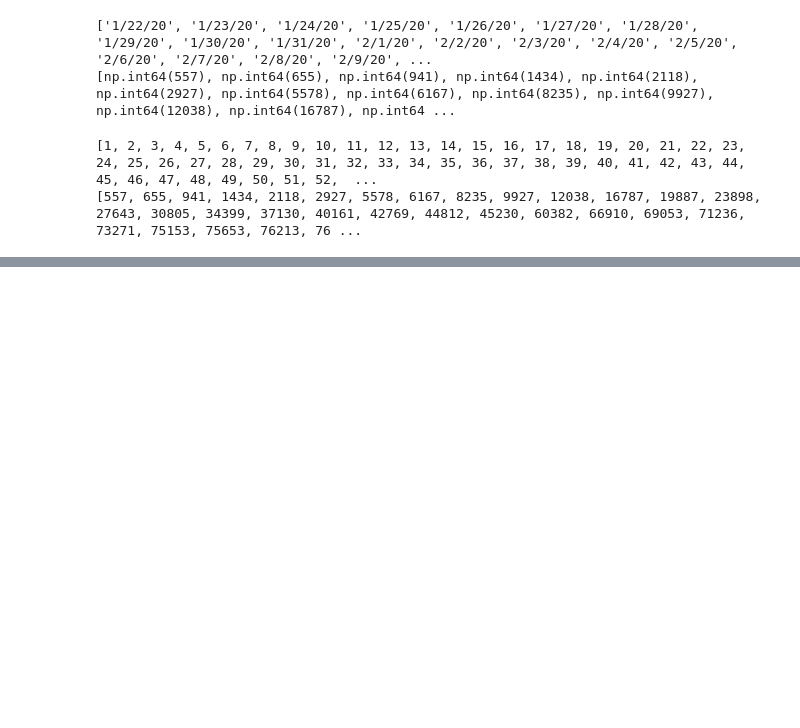
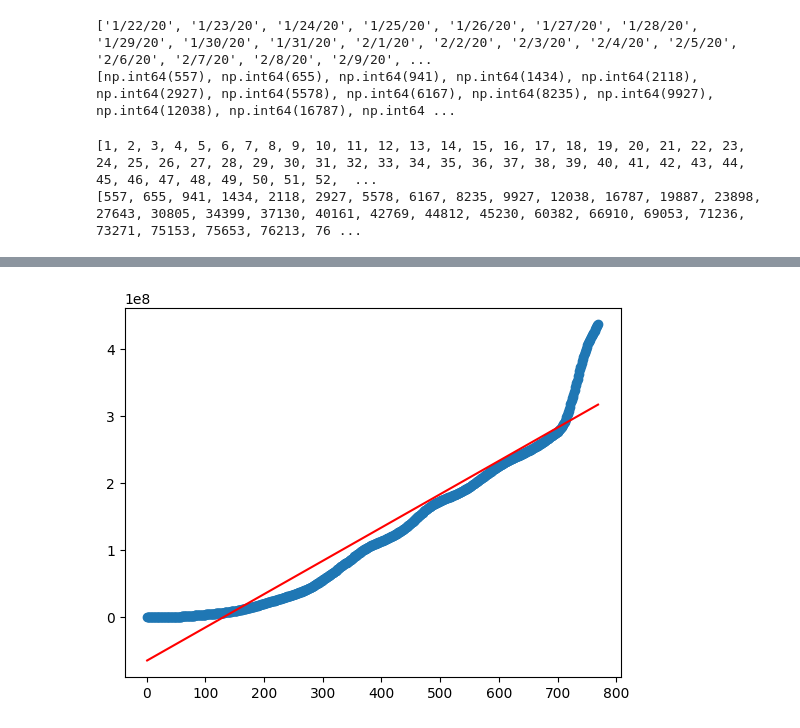
Before and after one commit to pablop11/CE_IABD, a Jupyter notebook: PIA/UNIDAD3/Actividad3_4 Regresion polinomica/Actividad3_4RegresionPolinomica2.ipynb, the cells around one changed output, grey strips where cells are left out. Drawn from its saved outputs; the diff is of its cells as text; code cells hidden in the pictures; blank space fills up the shorter version.

Commit message:
actividad3_4 regresion polinomica

```diff
--- a/PIA/UNIDAD3/Actividad3_4 Regresion polinomica/Actividad3_4RegresionPolinomica2.ipynb
+++ b/PIA/UNIDAD3/Actividad3_4 Regresion polinomica/Actividad3_4RegresionPolinomica2.ipynb
@@ -49,6 +49,11 @@ cuenta_total = df_covid_limpio.sum()
 dias = list(range(1, len(cuenta_total)+1))
 cuenta_total = cuenta_total.tolist()
 
+df_casos_diarios = pd.DataFrame({
+    "dia": dias,
+    "casos_diarios": cuenta_total
+})
+
 print(dias)
 print(cuenta_total)
 # %% [output]
@@ -62,2 +80,20 @@ X = df_covid_limpio[""].to_frame()
+# %%
+#Probamos con regresion lineal para ver como se ajusta la recta
+
+from sklearn.model_selection import train_test_split
+X_train, X_test, y_train, y_test = train_test_split(X, y, test_size = 0.2, random_state = 0)
+
+from sklearn.linear_model import LinearRegression
+lm = LinearRegression()
+lm.fit(X_train, y_train)
+
+y_pred = lm.predict(X_test)
+
+y_pred_total = lm.predict(X)
+plt.scatter(X, y)
+plt.plot(X,y_pred_total,color='red')
+plt.show()
+# %% [output]
+[figure, added]
 # %%
 #Vamos a probar con un polinomio de grado 2:
```
Also changed, not shown: parts of 5 cells of this notebook.
